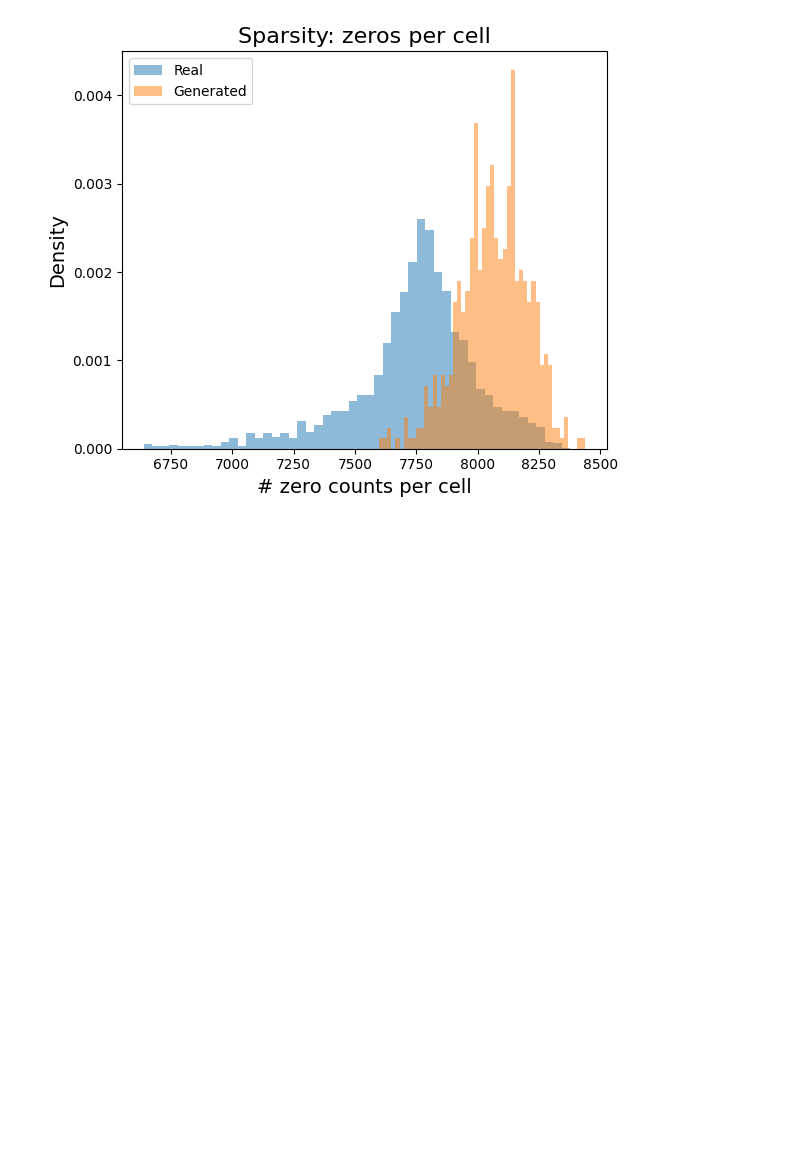
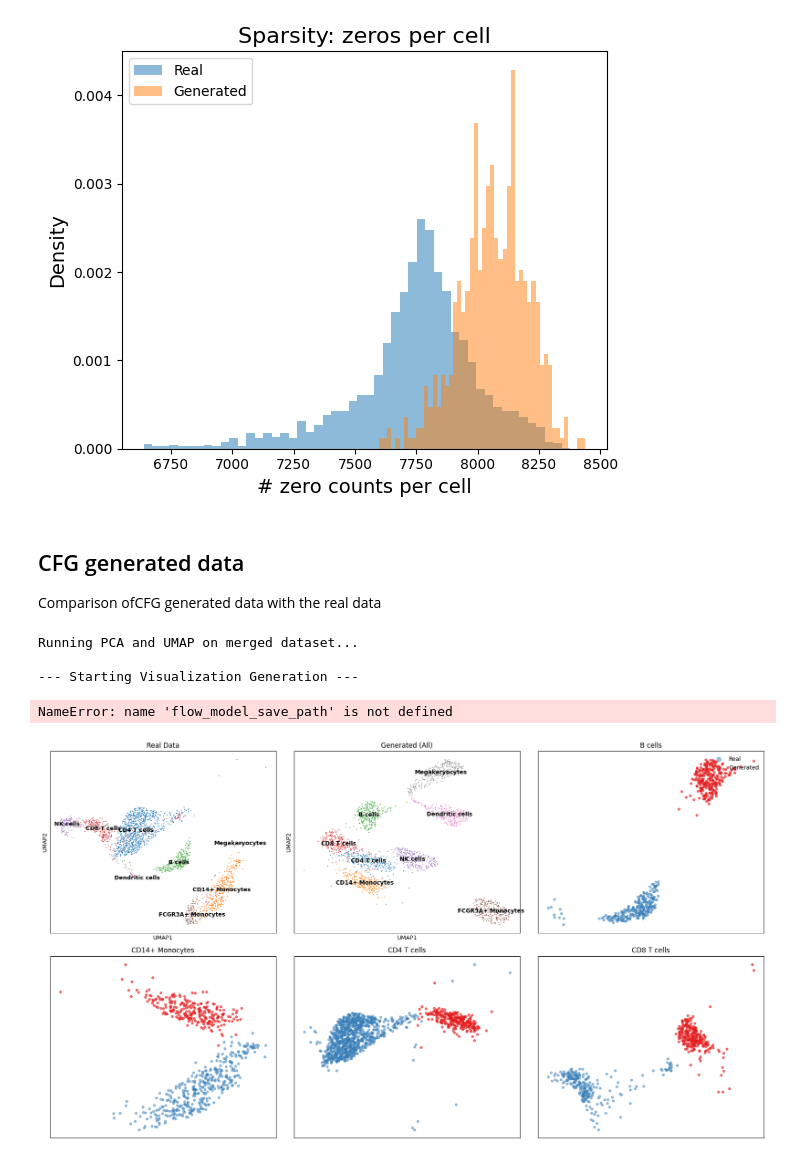
Before and after one commit to elena-iri/Isoflow, a Jupyter notebook: notebooks/evaluation/Isoflow_main.ipynb, the cells around one changed output. Cells and saved outputs as stored; diff of their text form; code cells hidden in the pictures; blank space fills up the shorter version.

```diff
--- a/notebooks/evaluation/Isoflow_main.ipynb
+++ b/notebooks/evaluation/Isoflow_main.ipynb
@@ -191,3 +191,74 @@ qual_eval_plots.sparsity_density_plot(test_path, gen_path)
 Real shape: (2110, 8573)
 Generated shape: (500, 8573)
 [figure]
+# %% [markdown]
+## CFG generated data
+Comparison ofCFG generated data with the real data
+# %%
+import sys
+sys.path.append("../../")
+from utils.classifier_free_guidance import *
+
+test_path = "/dtu/blackhole/06/213542/paperdata/pbmc3k_train_with_latent.h5ad" #same as above
+cfg_data_path = "/dtu/blackhole/06/213542/paperdata/generated_cells.h5ad" # generated data
+adata = ad.read_h5ad(test_path)
+save_path = "/dtu/blackhole/06/213542/paperdata/"
+try:
+    adata_gen = ad.read_h5ad(cfg_data_path)
+except Exception:
+    print(f"Generated data file not found at {cfg_data_path}. Please generate the data using cfg_sample_and_plot.py first.")
+
+# Prepare Merged Dataset
+adata_real = adata.copy()
+adata_real.obs['dataset'] = 'Real'
+if hasattr(adata_real.X, "toarray"):
+    adata_real.X = adata_real.X.toarray()
+
+adata_merged = ad.concat([adata_real, adata_gen], join='outer', label='batch', keys=['Real', 'Generated'])
+adata_merged.obs['cell_type'] = adata_merged.obs['cell_type'].astype('category')
+
+# Preprocessing & Embedding
+print("Running PCA and UMAP on merged dataset...")
+sc.pp.normalize_total(adata_merged, target_sum=1e4)
+sc.pp.log1p(adata_merged)
+sc.pp.pca(adata_merged, n_comps=30)
+sc.pp.neighbors(adata_merged, n_neighbors=15)
+sc.tl.umap(adata_merged)
+
+# Visualization
+print("\n--- Starting Visualization Generation ---")
+highlight_types = ['B cells', 'CD14+ Monocytes', 'CD4 T cells', 'CD8 T cells']
+
+fig = plt.figure(figsize=(18, 10))
+gs = gridspec.GridSpec(2, 3, figure=fig)
+
+# Panel 1: Real Data
+ax1 = fig.add_subplot(gs[0, 0])
+plot_umap_scatter(ax1, adata_merged[adata_merged.obs['dataset']=='Real'],
+                  'cell_type', 'Real Data')
+
+# Panel 2: Generated Data
+ax2 = fig.add_subplot(gs[0, 1])
+plot_umap_scatter(ax2, adata_merged[adata_merged.obs['dataset']=='Generated'],
+                  'cell_type', 'Generated (All)')
+
+# Overlap Panels
+locs = [(0, 2), (1, 0), (1, 1), (1, 2)]
+for i, c_type in enumerate(highlight_types):
+    if i >= len(locs): break
+    ax = fig.add_subplot(gs[locs[i]])
+    plot_overlap(ax, c_type, adata_merged)
+    if i == 0:
+        ax.legend(frameon=False, loc='upper right', markerscale=2)
+
+plt.tight_layout()
+save_plot_path = os.path.join(os.path.dirname(save_path), "cfgen_results_figure_a2.png")
+plt.savefig(save_plot_path, dpi=300)
+print(f"Figure saved to {save_plot_path}")
+plt.show()
+# %% [output]
+Running PCA and UMAP on merged dataset...
+
+--- Starting Visualization Generation ---
+NameError: name 'flow_model_save_path' is not defined
+[figure, added]
```
